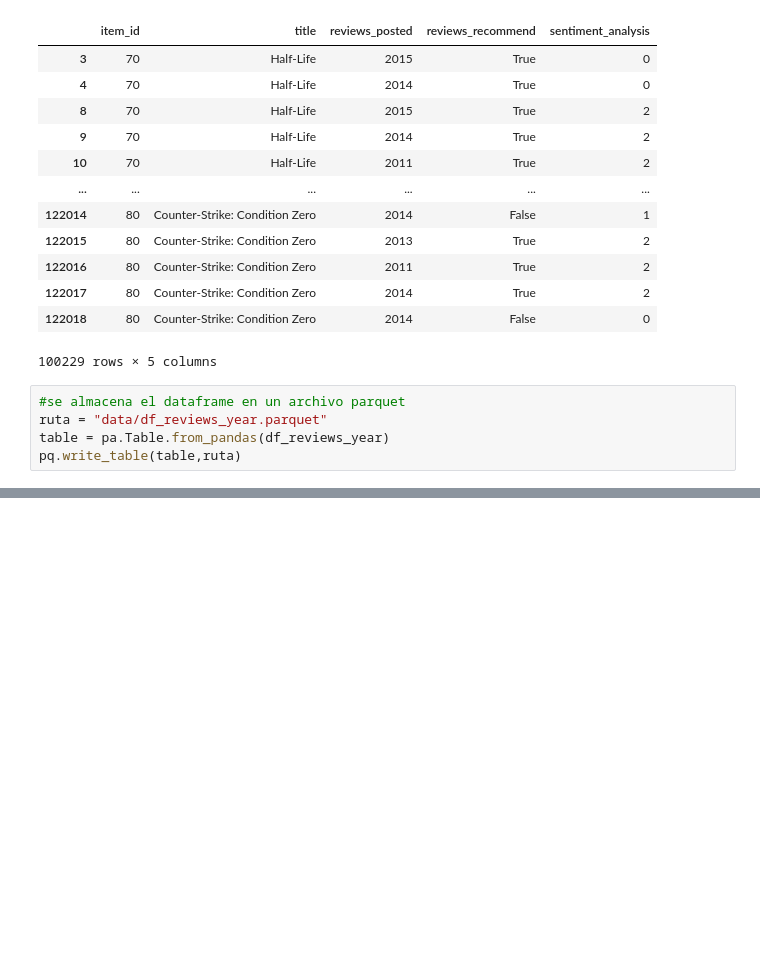
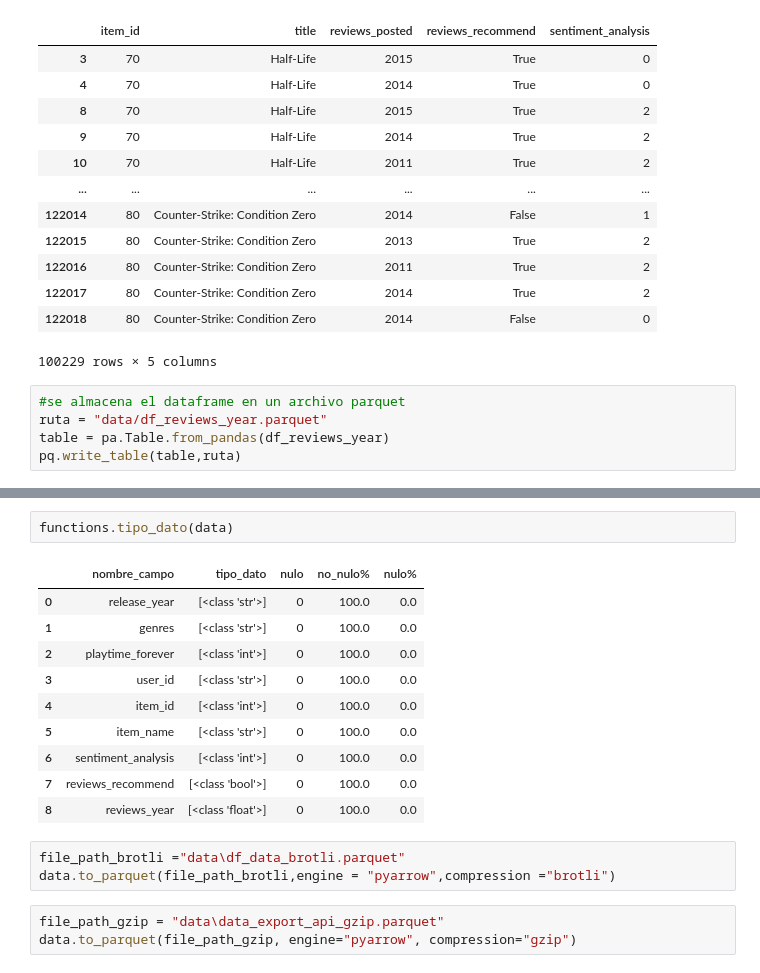
Before and after one commit to N-Ange/PI_ML_OPS-Steam, a Jupyter notebook: enginer.ipynb, the cells around one changed output, grey strips where cells are left out. Cells and saved outputs as stored; diff of their text form; blank space fills up the shorter version.

```diff
--- a/enginer.ipynb
+++ b/enginer.ipynb
@@ -273,0 +333,19 @@ pq.write_table(table,ruta)
+# %%
+functions.tipo_dato(data)
+# %% [output]
+|  | nombre_campo | tipo_dato | nulo | no_nulo% | nulo% |
+| 0 | release_year | [<class 'str'>] | 0 | 100.0 | 0.0 |
+| 1 | genres | [<class 'str'>] | 0 | 100.0 | 0.0 |
+| 2 | playtime_forever | [<class 'int'>] | 0 | 100.0 | 0.0 |
+| 3 | user_id | [<class 'str'>] | 0 | 100.0 | 0.0 |
+| 4 | item_id | [<class 'int'>] | 0 | 100.0 | 0.0 |
+| 5 | item_name | [<class 'str'>] | 0 | 100.0 | 0.0 |
+| 6 | sentiment_analysis | [<class 'int'>] | 0 | 100.0 | 0.0 |
+| 7 | reviews_recommend | [<class 'bool'>] | 0 | 100.0 | 0.0 |
+| 8 | reviews_year | [<class 'float'>] | 0 | 100.0 | 0.0 |
+# %%
+file_path_brotli ="data\df_data_brotli.parquet"
+data.to_parquet(file_path_brotli,engine = "pyarrow",compression ="brotli")
+# %%
+file_path_gzip = "data\data_export_api_gzip.parquet"
+data.to_parquet(file_path_gzip, engine="pyarrow", compression="gzip")
```
Also changed, not shown: parts of 11 cells of this notebook, 5 other files.
